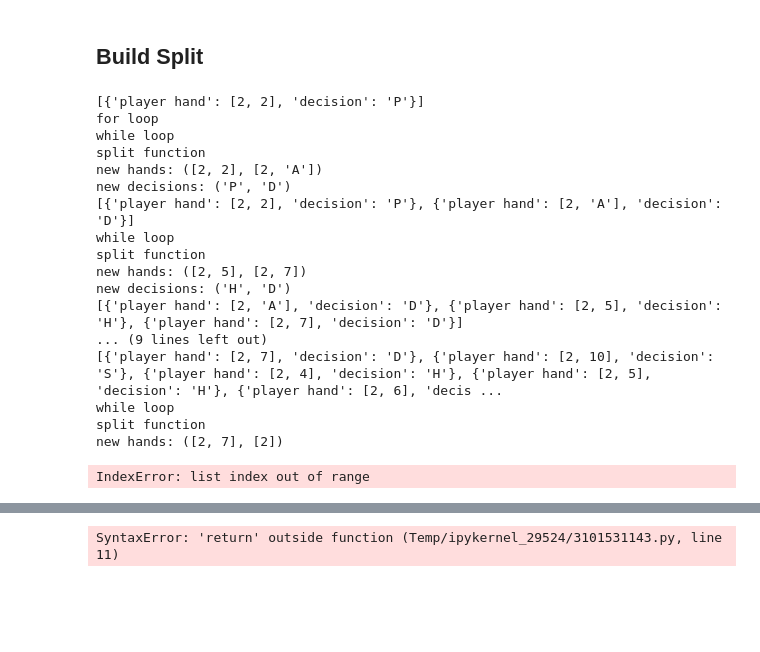
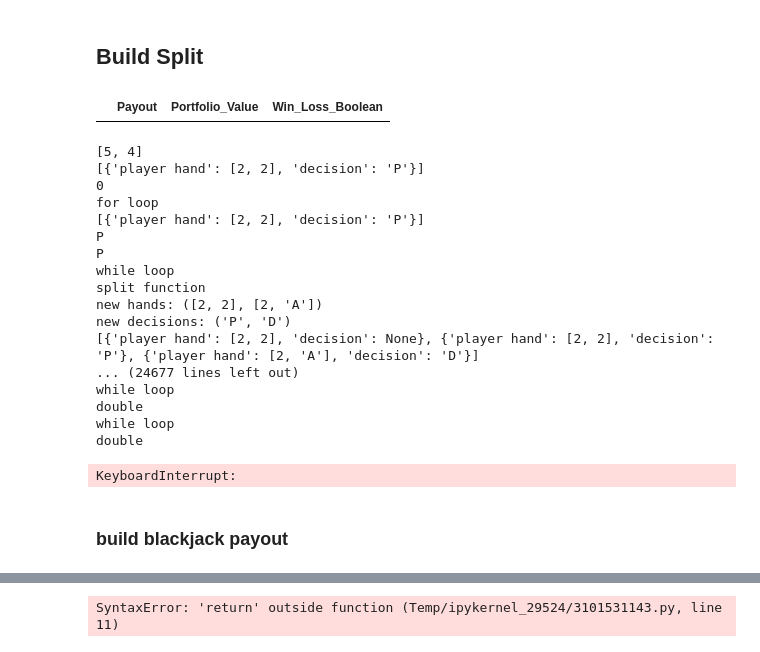
Before and after one commit to angelmvhill/BlackJack-Monte-Carlo-Simulation, a Jupyter notebook: blackjack_classes.ipynb, the cells around one changed output, grey strips where cells are left out. Drawn from its saved outputs; the diff is of its cells as text; code cells hidden in the pictures; blank space fills up the shorter version.

```diff
--- a/blackjack_classes.ipynb
+++ b/blackjack_classes.ipynb
@@ -622,5 +974,10 @@ dealer bust: False
 # %% [markdown]
 ## Build Split
+# %%
+portfolio_df = df = pd.DataFrame(columns=['Payout', 'Portfolio_Value', 'Win_Loss_Boolean'])
+portfolio_df
+# %% [output]
+|  | Payout | Portfolio_Value | Win_Loss_Boolean |
 # %%
 deck1 = Dealer()
 strategy = Strategy(-25, 1.2, 300, -12.5)
@@ -640,26 +997,43 @@ hand_and_strategy_dict['decision'] = decision
 
 player_hands_list = []
 player_hands_list.append(hand_and_strategy_dict)
+print(dealer_hand)
 print(player_hands_list)
 
-# loop through all hands and associated decisions - players can have multiple hands if the cards are split
+process = True
+restart = False
+
+# # create 2 while loops - we want to restart the for loop whenever we have a split
+# while process == True:
+
+#     restart = False
+
+#     # we will restart here with the new player_hands_list variable
+#     while restart == False:
+
+#         player_hands_list = player_hands_list
+#         index = 0
+
+        # loop through all hands and associated decisions - players can have multiple hands if the cards are split
 for index, player_dict in enumerate(player_hands_list):
 
+    print(index)
+
     print('for loop')
+    print(player_hands_list)
+    print(decision)
 
     # decision iteration
     decision = player_dict['decision']
+    print(decision)
 
     # while EACH decision is not stand or surrender
     while decision != 'S' and decision != 'SU':
 
         print('while loop')
 
-
         # split
         if decision == 'P':
-
-            print('split function')
 
             # player hand for this iteration
             player_hand_iteration = player_dict['player hand']
@@ -680,8 +1054,13 @@ for index, player_dict in enumerate(player_hands_list):
             decision_2 = strategy.get_strategy_decision(split_hand_2, dealer_hand, df)
             print(f'new decisions: {decision_1, decision_2}')
 
-            # delete pre-split cards and decision from hand and decision list
-            del player_hands_list[index]
+            # with an ace split, you are only dealt 1 card
+            if player_hand_iteration == ['A', 'A']:
+                decision_1 = 'S'
+                decision_2 = 'S'
+
+            # change original hand to null so we can delete it after the loop (in order to not disrupt the loop iteration)
+            player_hands_list[index]['decision'] = None
 
             # add new hands and decisions to player_hands_list
             new_hand_dict_1 = {}
@@ -697,12 +1076,7 @@ for index, player_dict in enumerate(player_hands_list):
             player_hands_list.append(new_hand_dict_2)
             print(player_hands_list)
 
-            # if player_hands_list[0]['decision'] != 'S' or player_hands_list[0]['decision'] != 'SU' or player_hands_list[0]['decision'] != 'Bust':
-            continue
-
-        # if decision == 'P':
-        #     print('break')
-        #     break
+            break
 
         if decision == 'D':
             print('double')
@@ -710,36 +1084,32 @@ for index, player_dict in enumerate(player_hands_list):
         if decision == 'H':
             print('hit')
 
-            # print(player_hands_list[player_dict])
-            # player_hands_list['decision'] = decision_1
 
-
-
-            # print(player_hand_iteration)
 
 '''
 TO DO
-- RESET VARIABLE IN FOR LOOP
-- BREAK OUT OF WHILE LOOP BUT NOT FOR LOOP
+- BLACKJACK PAYOUT DOES NOT COUNT FOR SPLIT - WE CAN JUST CHECK LENGTH OF DICTIONARY
 - CHANGE ALL SIMULATION FUNCTIONS TO WORK WITH A DICTIONARY OF CARDS
 - GRAPHS / STORE DATA
 '''
 # %% [output]
+[5, 4]
 [{'player hand': [2, 2], 'decision': 'P'}]
+0
 for loop
+[{'player hand': [2, 2], 'decision': 'P'}]
+P
+P
 while loop
 split function
 new hands: ([2, 2], [2, 'A'])
 new decisions: ('P', 'D')
-[{'player hand': [2, 2], 'decision': 'P'}, {'player hand': [2, 'A'], 'decision': 'D'}]
+[{'player hand': [2, 2], 'decision': None}, {'player hand': [2, 2], 'decision': 'P'}, {'player hand': [2, 'A'], 'decision': 'D'}]
+... (24677 lines left out)
 while loop
-split function
-new hands: ([2, 5], [2, 7])
-new decisions: ('H', 'D')
-[{'player hand': [2, 'A'], 'decision': 'D'}, {'player hand': [2, 5], 'decision': 'H'}, {'player hand': [2, 7], 'decision': 'D'}]
-... (9 lines left out)
-[{'player hand': [2, 7], 'decision': 'D'}, {'player hand': [2, 10], 'decision': 'S'}, {'player hand': [2, 4], 'decision': 'H'}, {'player hand': [2, 5], 'decision': 'H'}, {'player hand': [2, 6], 'decis ...
+double
 while loop
-split function
-new hands: ([2, 7], [2])
+double
-IndexError: list index out of range
+KeyboardInterrupt:
+# %% [markdown]
+### build blackjack payout
```
Also changed, not shown: parts of 14 cells of this notebook, 3 other files.
